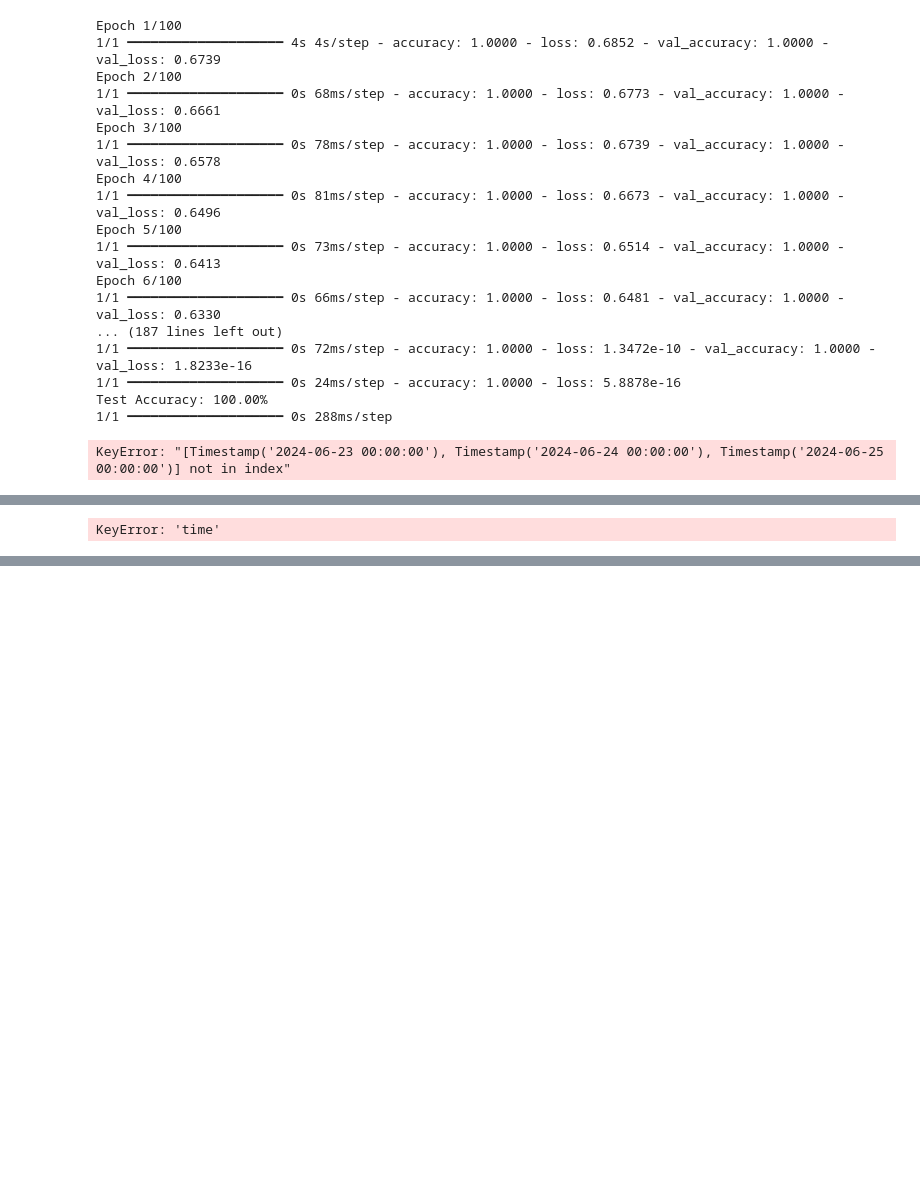
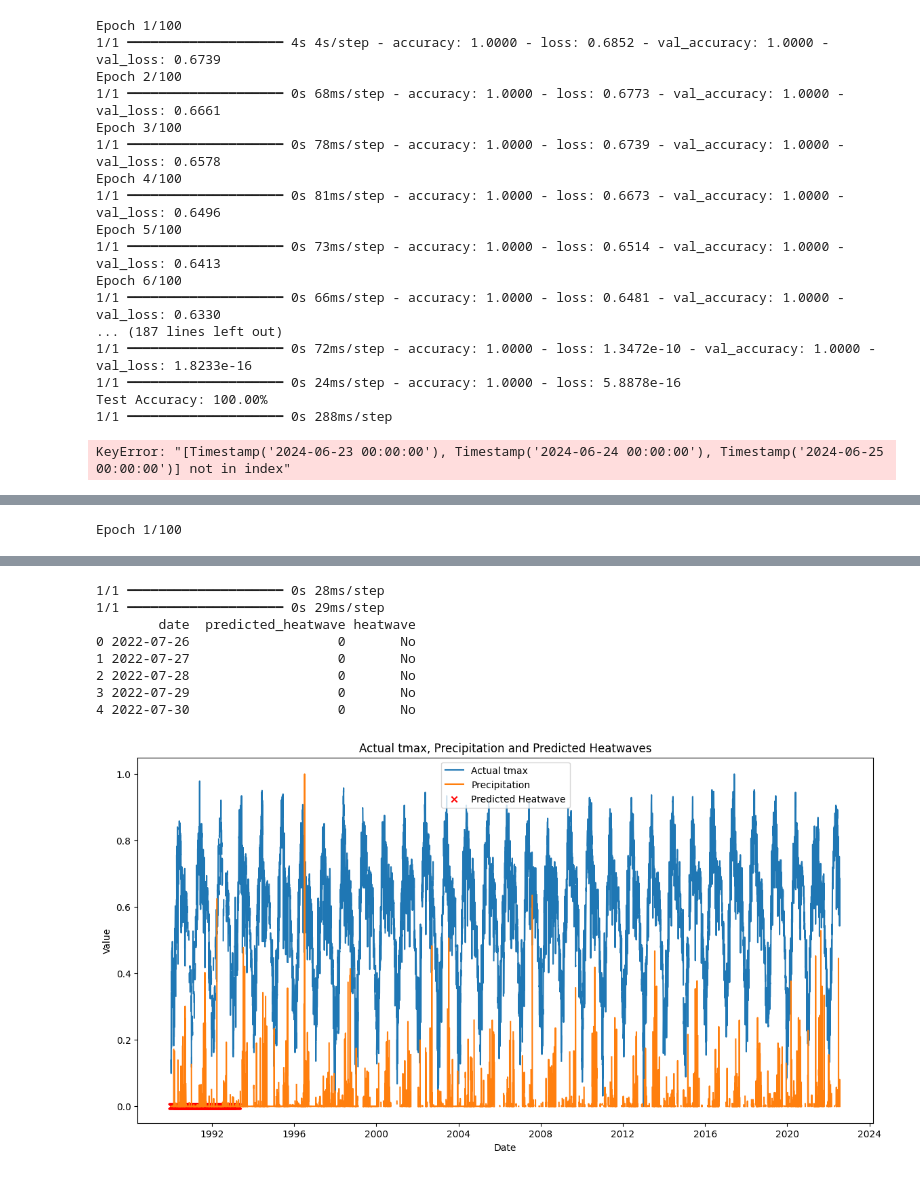
Before and after one commit to subramanya33/HEATWAVE, a Jupyter notebook: LSTM.ipynb, the cells around one changed output, grey strips where cells are left out. Drawn from its saved outputs; the diff is of its cells as text; code cells hidden in the pictures; blank space fills up the shorter version.

```diff
--- a/LSTM.ipynb
+++ b/LSTM.ipynb
@@ -155,7 +155,7 @@ from tensorflow.keras.callbacks import EarlyStopping
 import matplotlib.pyplot as plt
 
 # Load the data from a CSV file
-file_path = 'delhi15.csv'  # Update this path to where you saved the CSV
+file_path = 'dc100.csv'  # Update this path to where you saved the CSV
 data = pd.read_csv(file_path)
 
 # Select relevant columns and convert the datetime column
@@ -318,11 +642,11 @@ from tensorflow.keras.callbacks import EarlyStopping
 import matplotlib.pyplot as plt
 
 # Load the data from a CSV file
-file_path = 'delhi15.csv'  # Update this path to where you saved the CSV
+file_path = '12delhi.csv'  # Update this path to where you saved the CSV
 data = pd.read_csv(file_path)
 
 # Select relevant columns and convert the datetime column
-data['time'] = pd.to_datetime(data['time'], format="%dd-%mm-%YYYY")
+data['time'] = pd.to_datetime(data['time'], format="%d-%m-%Y")
 data.set_index('time', inplace=True)
 features = ['tavg', 'tmin', 'tmax', 'prcp']
 
@@ -439,4 +763,4 @@ plt.show()
 # Save the model
 model.save("lstmtest.h5")
 # %% [output]
-KeyError: 'time'
+Epoch 1/100
@@ -442,0 +784,9 @@ KeyError: 'time'
+1/1 ━━━━━━━━━━━━━━━━━━━━ 0s 28ms/step
+1/1 ━━━━━━━━━━━━━━━━━━━━ 0s 29ms/step
+        date  predicted_heatwave heatwave
+0 2022-07-26                   0       No
+1 2022-07-27                   0       No
+2 2022-07-28                   0       No
+3 2022-07-29                   0       No
+4 2022-07-30                   0       No
+[figure, added]
```
Also changed, not shown: parts of 7 cells of this notebook, 6 other files.
